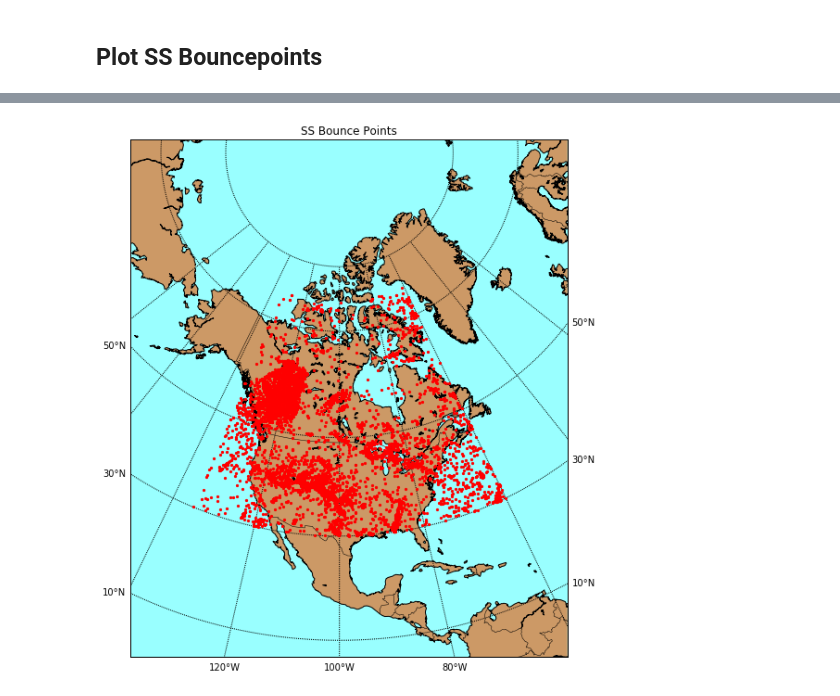
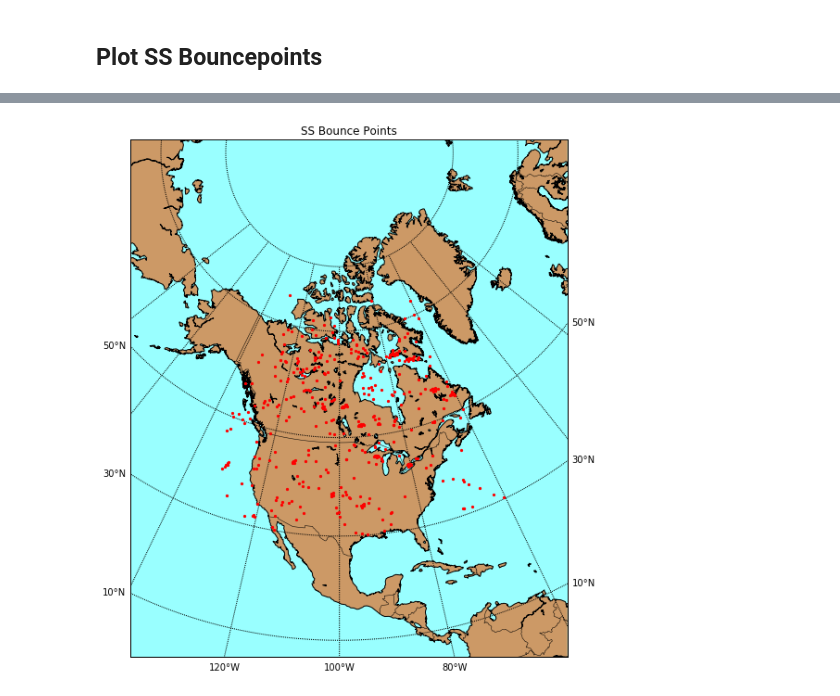
Before and after one commit to nmancinelli/ss-precursors, a Jupyter notebook: Plot_SS_Bounce_Points.ipynb, the cells around one changed output, grey strips where cells are left out. Saved outputs shown, nothing was run; the diff lists cells and outputs as text; code cells hidden in the pictures.

```diff
--- a/Plot_SS_Bounce_Points.ipynb
+++ b/Plot_SS_Bounce_Points.ipynb
@@ -2,8 +2,11 @@
 ## Plot SS Bouncepoints
 # %%
 import pandas as pd
-df = pd.read_csv('ssbpts.csv')
+df1 = pd.read_csv('ssbpts.csv')
+df2 = pd.read_csv('snr.csv', index_col=0)
 
-df2 = df.query('MidLat > 30 and MidLat < 75 and MidLon < -60 and MidLon > -135 ')
+df3 = pd.concat([df1, df2], axis = 1)
 
-df2
+df4 = df3.query('MidLat > 30 and MidLat < 75 and MidLon < -60 and MidLon > -135 and SNR > 3.0')
+
+df = df4
@@ -29,32 +13,32 @@ df2
 # %%
 import numpy as np
 import matplotlib.pyplot as plt
 from mpl_toolkits.basemap import Basemap
 # Lambert Conformal Conic map.
 m = Basemap(llcrnrlon=-135.,llcrnrlat=0.,urcrnrlon=45.,urcrnrlat=61.,
             projection='lcc',lat_1=35.,lat_2=45.,lon_0=-100.,
             resolution ='l',area_thresh=1000.)
 # read shapefile.
 #shp_info = m.readshapefile('../../../examples/huralll020','hurrtracks',drawbounds=False)
 # find names of storms that reached Cat 4.
 names = []
 
 plt.figure(1,figsize=(10,10))
 
 # draw coastlines, meridians and parallels.
 m.drawcoastlines()
 m.drawcountries()
 m.drawmapboundary(fill_color='#99ffff')
 m.fillcontinents(color='#cc9966',lake_color='#99ffff')
 m.drawparallels(np.arange(10,71,20),labels=[1,1,0,0])
 m.drawmeridians(np.arange(-180,0,20),labels=[0,0,0,1])
 
-x, y = m( np.array(df2['MidLon']), np.array(df2['MidLat']) )
+x, y = m( np.array(df['MidLon']), np.array(df['MidLat']) )
 
-m.scatter(x, y,marker = '.', color='red', zorder = 10000)
+m.scatter(x, y, color='red', marker = '.', zorder = 10000)
 
 plt.title('SS Bounce Points')
 plt.savefig('bpts_NA.eps')
 plt.show()
 # %% [output]
-[figure, old version]
+[figure, new version]
```
Also changed, not shown: parts of 3 cells of this notebook, 4 other files.
